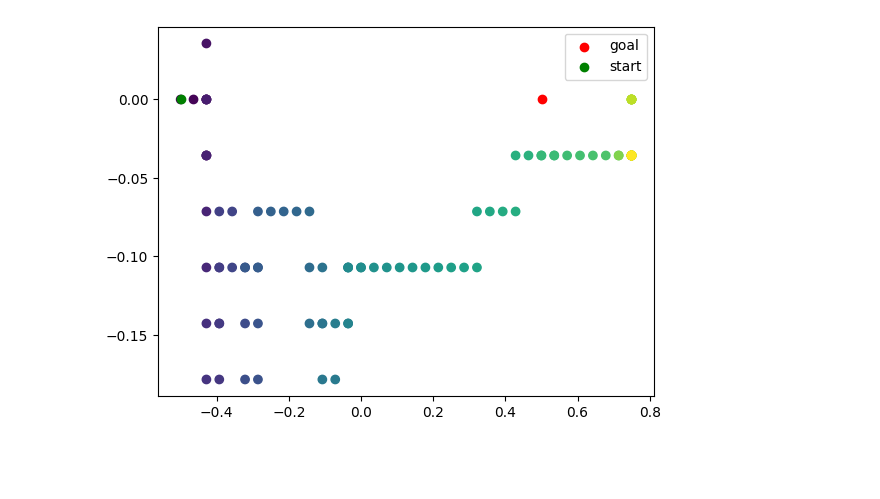
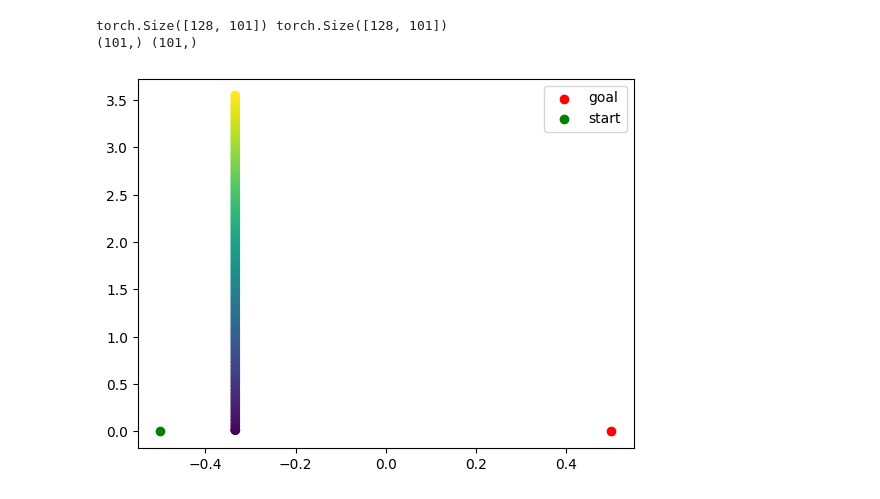
Before and after one commit to EvanderCorvus/AgentSimulation, a Jupyter notebook: main.ipynb, the cells around one changed output. Cells and saved outputs as stored; diff of their text form; code cells hidden in the pictures; blank space fills up the shorter version.

```diff
--- a/main.ipynb
+++ b/main.ipynb
@@ -59,7 +62,7 @@ class Agent(nn.Module):
         self.y+=dy
 
 def R(x,y,F,Q):
-    if (round(x,2),round(y,2))==(0.5,0.): return 10
+    #if (round(x,2),round(y,2))==(0.5,0.): return 10
     # u = F/tr.norm(F)
     # td = d(tr.argmax(Q))
     # dr = td*0.0357
@@ -67,12 +70,15 @@ def R(x,y,F,Q):
     # v = e + F
     # dt = 0.0357/(tr.dot(v,dr))
     #return -dt.item()/1000
-    return -tr.norm(tr.tensor([x-0.5,y],dtype=float).to(device),dim=1)
+
+    dist = tr.stack([x-0.5,y],dim=1).to(device)
+    return -tr.norm(dist,dim=1)
 # %%
 #Simulation Setup
 
 def episode(agent,t_agent,t_update, max_steps,g,optimizer):
-    X,Y = tr.tensor([agent.x[0]], dtype=tr.float).to(device), tr.tensor([agent.y[0]], dtype=tr.float).to(device)
+
+    X,Y = agent.x,agent.y
     for dT in range(max_steps):
         optimizer.zero_grad()                   #zero gradients
 
@@ -90,9 +96,11 @@ def episode(agent,t_agent,t_update, max_steps,g,optimizer):
         Q2 = t_agent.forward(state2)#.transpose(0,1)) #Q value of target agent
 
         F = tr.stack([-agent.y,tr.zeros(agent.y.shape,dtype=tr.float).to(device)]).to(device)
-        target = R(agent.x.item(), agent.y.item(), F, Q1)+ g*tr.max(Q2,dim=1)         #target Q value
+        maxQ = tr.max(Q2,dim=1)[0]
+
+        target = R(agent.x, agent.y, F, Q1)+ g*maxQ         #target Q value
         #criterion = nn.MSELoss()
-        loss = custom_loss(target,tr.max(Q1,dim=1)) #criterion(tQ,tr.max(Q1))         #loss
+        loss = custom_loss(target,tr.max(Q1,dim=1)[0]) #criterion(tQ,tr.max(Q1))         #loss
 
 
 
@@ -101,16 +109,24 @@ def episode(agent,t_agent,t_update, max_steps,g,optimizer):
         # if (tr.round(agent.x,decimals = 2),tr.round(agent.y,decimals = 2)) == (0.5000,0.0000):
         #     print('success')
         #     break
-        X = tr.cat([X,tr.tensor([agent.x[0]],dtype=tr.float).to(device)])
-        Y = tr.cat([Y,tr.tensor([agent.y[0]],dtype=tr.float).to(device)])
+        # print(X.shape,agent.x.shape)
+        # raise Exception
+        newX = X.reshape(128,-1)
+        newY = Y.reshape(128,-1)
+        newx = agent.x[:,None]
+        newy = agent.y[:,None]
+
+        X = tr.cat((newX,newx),dim=1)
+        Y = tr.cat((newY,newy),dim=1)
+
 
     return X,Y
 
 # print(tr.round(agent.x,decimals = 1),tr.round(agent.y,decimals = 1))
 # %%
 #Simulation
-x = tr.randn(128, dtype=tr.float).to(device)/10-0.2
-y = tr.randn(128, dtype=tr.float).to(device)/10
+x = tr.randn(128, dtype=tr.float).to(device)/2-0.5
+y = tr.randn(128, dtype=tr.float).to(device)/2
 agent = Agent(x,y).to(device)
 
 t_agent = Agent(x,y).to(device)
@@ -125,6 +141,12 @@ for epoch in range(10):
     X,Y = episode(agent, t_agent, t_update = 100, max_steps = 100, g=0.4, optimizer=optimizer)
     agent.x = tr.randn(128, dtype=tr.float).to(device)/10-0.2
     agent.y = tr.randn(128, dtype=tr.float).to(device)/10
-    # plt.plot(X.cpu().detach().numpy(),Y.cpu().detach().numpy())
-    # plt.show()
+    x,y = X[0].detach().to('cpu').numpy(),Y[0].detach().to('cpu').numpy()
+    plt.scatter(x,y,c=np.arange(len(x)),cmap='viridis')
+    plt.scatter(0.5,0,c='r',label='goal')
+    plt.scatter(-0.5,0,c='g',label='start')
+    plt.legend()
+    plt.xlim(-2,2)
+    plt.ylim(-2,2)
+    plt.show()
 # %% [output]
@@ -132,10 +163,14 @@ RuntimeError: a Tensor with 128 elements cannot be converted to Scalar
 # %%
 #Plotting :D
-x,y = X.detach().to('cpu').numpy(),Y.detach().to('cpu').numpy()
+print(X.shape,Y.shape)
+x,y = X[0].detach().to('cpu').numpy(),Y[0].detach().to('cpu').numpy()
+print(x.shape,y.shape)
 plt.scatter(x,y,c=np.arange(len(x)),cmap='viridis')
 plt.scatter(0.5,0,c='r',label='goal')
 plt.scatter(-0.5,0,c='g',label='start')
 plt.legend()
 plt.show()
 # %% [output]
+torch.Size([128, 101]) torch.Size([128, 101])
+(101,) (101,)
-[figure, old version]
+[figure, new version]
```
Also changed, not shown: parts of 2 cells of this notebook.
